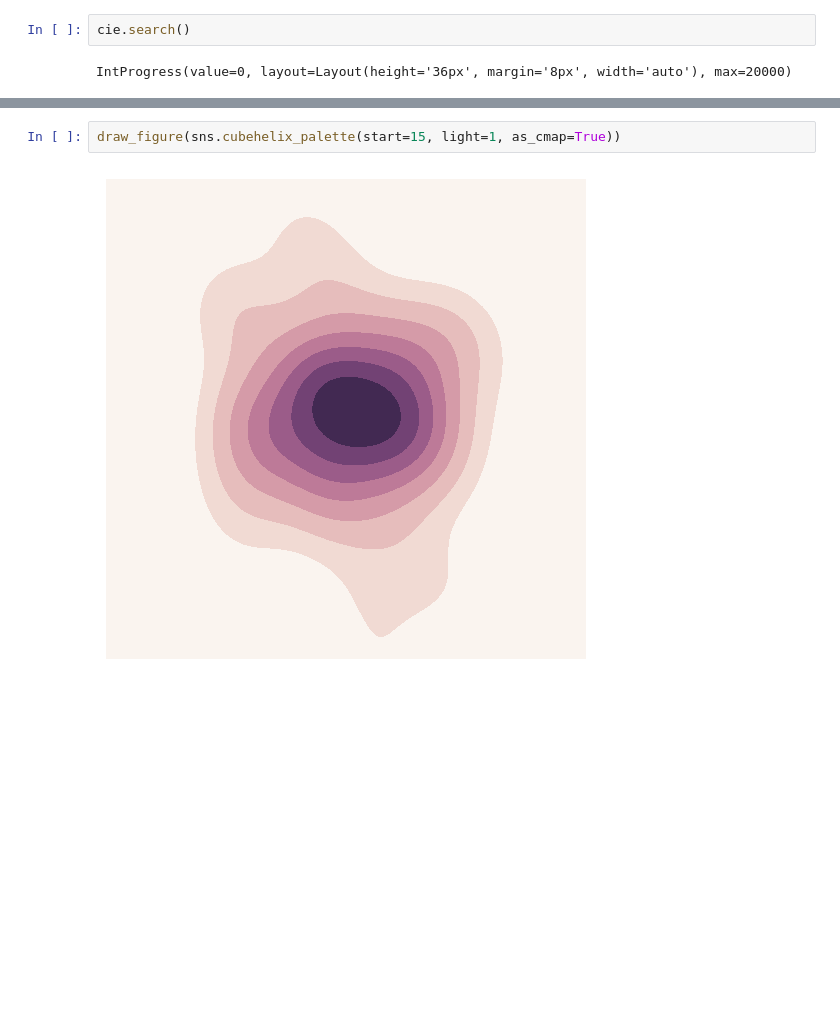
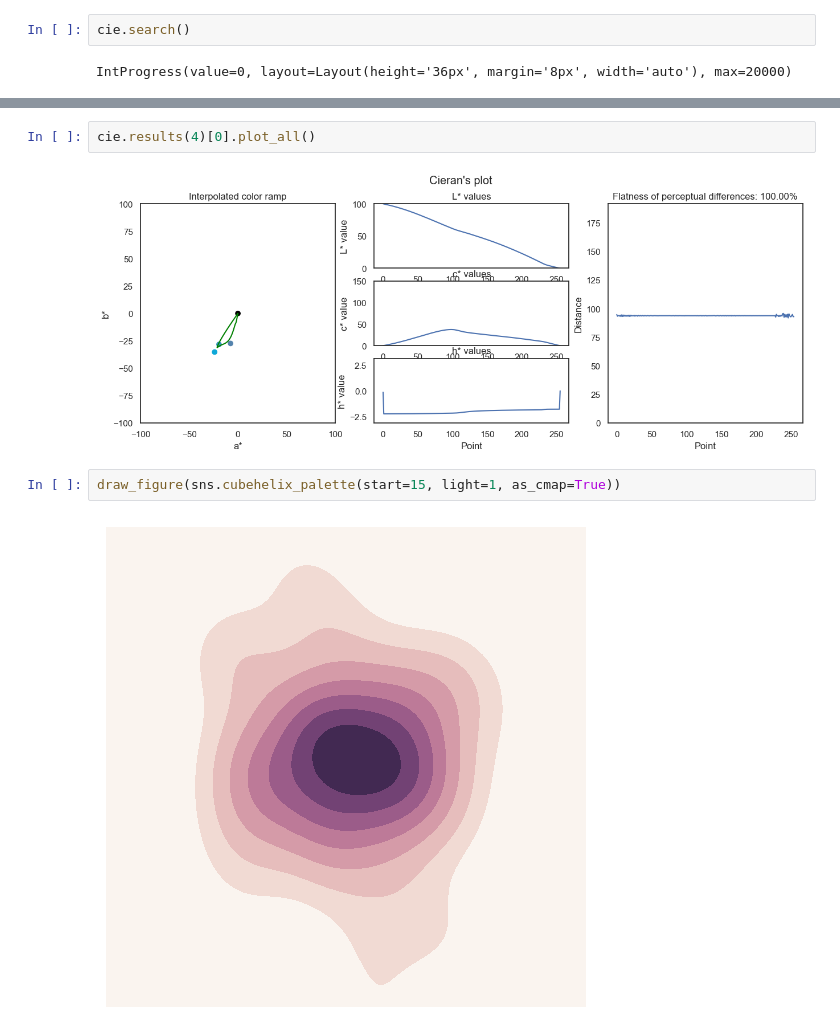
Before and after one commit to matthhong/cieran, a Jupyter notebook: example.ipynb, the cells around one changed output, grey strips where cells are left out. Cells and saved outputs as stored; diff of their text form; blank space fills up the shorter version.

```diff
--- a/example.ipynb
+++ b/example.ipynb
@@ -44,3 +57,7 @@ draw_kde(cie.search_result.ramp)
+# %%
+cie.results(4)[0].plot_all()
+# %% [output]
+[figure, added]
 # %%
 draw_figure(sns.cubehelix_palette(start=15, light=1, as_cmap=True))
 # %% [output]
```
Also changed, not shown: parts of 7 cells of this notebook, 3 other files.
